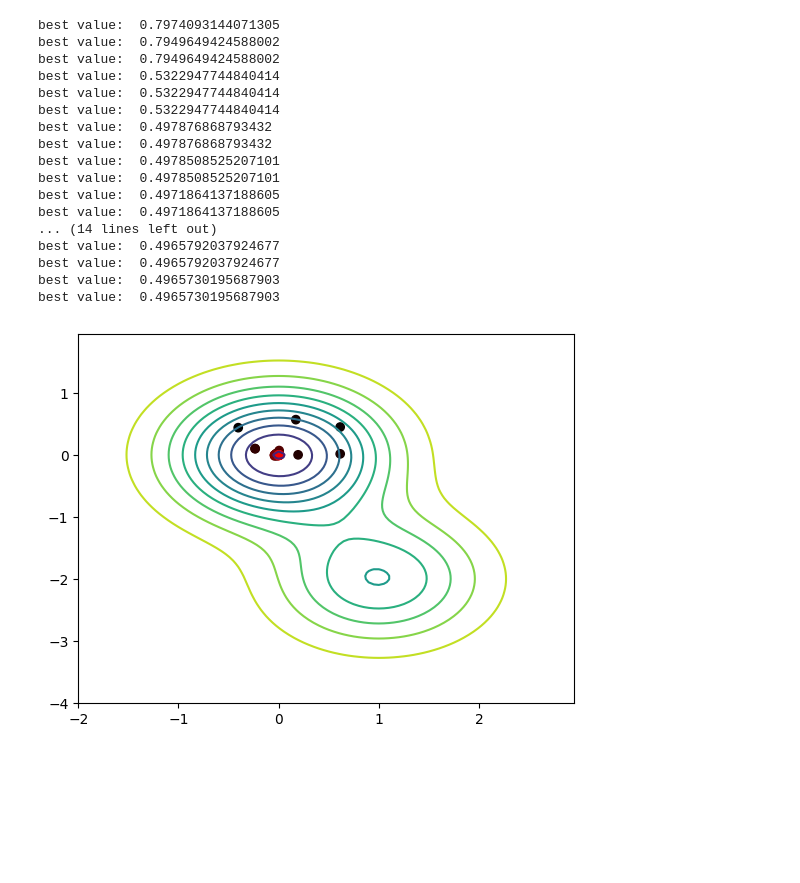
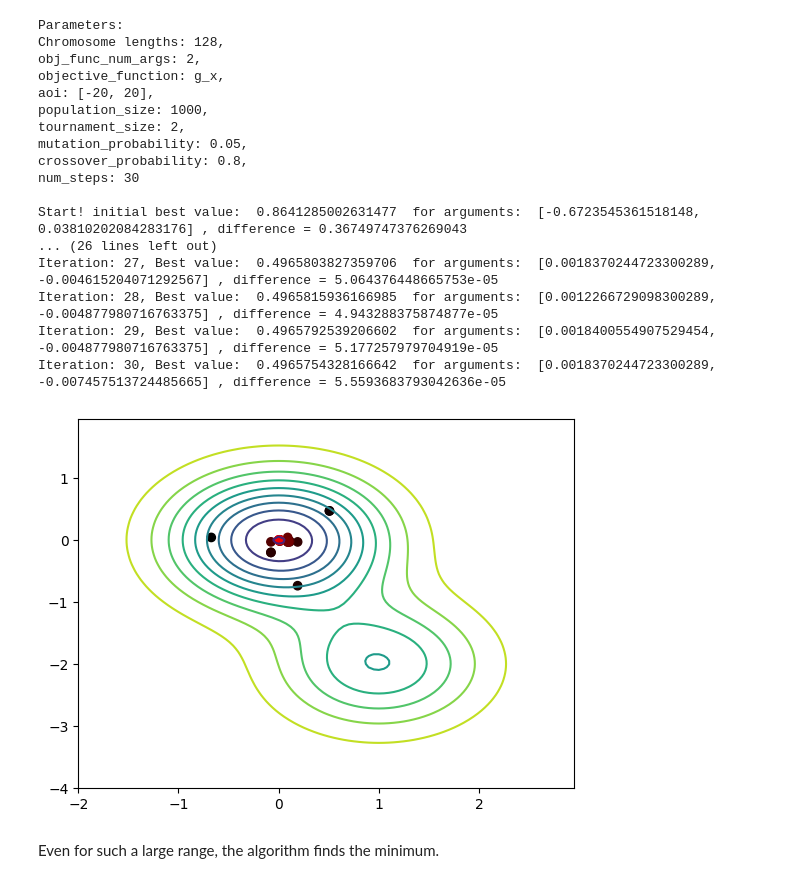
Before and after one commit to gwardasz/wsi-lab, a Jupyter notebook: zadanie_2.ipynb, the cells around one changed output. Saved outputs shown, nothing was run; the diff lists cells and outputs as text; code cells hidden in the pictures; blank space fills up the shorter version.

```diff
--- a/zadanie_2.ipynb
+++ b/zadanie_2.ipynb
@@ -80,7 +74,7 @@ chromosome_test(10, np.array([0,0,0,0,0,1,1,1,1,1]))
 # %%
 class GeneticAlgorithm:
   def __init__(self, chromosome_length, obj_func_num_args, objective_function, aoi, population_size=1000,
-               tournament_size=2, mutation_probability=0.05, crossover_probability=0.8, num_steps=30):
+               tournament_size=2, mutation_probability=0.05, crossover_probability=0.8, num_steps=30, show_parameters = True, given_minimal_value=None):
     assert chromosome_length % obj_func_num_args == 0, "Number of bits for each argument should be equal"
     self.chromosome_lengths = chromosome_length
     self.obj_func_num_args = obj_func_num_args
@@ -92,17 +86,29 @@ class GeneticAlgorithm:
     self.crossover_probability = crossover_probability
     self.num_steps = num_steps
     self.population_size = population_size
+    self.given_minimal_value = given_minimal_value
+
+    if (show_parameters):
+      print(f"Parameters:\n"
+      f"Chromosome lengths: {self.chromosome_lengths},\n"
+      f"obj_func_num_args: {self.obj_func_num_args},\n"
+      f"objective_function: {objective_function.__name__},\n"
+      f"aoi: {self.aoi},\n"
+      f"population_size: {self.population_size},\n"
+      f"tournament_size: {self.tournament_size},\n"
+      f"mutation_probability: {self.mutation_probability},\n"
+      f"crossover_probability: {self.crossover_probability},\n"
+      f"num_steps: {self.num_steps}\n")
 
   def obtain_fun_args(self, chromosome:Chromosome) -> [float]:
     args = [chromosome.decode(0 + i* self.bits_per_arg, (1+i)* self.bits_per_arg, self.aoi) for i in range(self.obj_func_num_args)]
     if debug:
       print("Arguments", *args)
     return args
+
   def eval_objective_func(self, chromosome):
     args = self.obtain_fun_args(chromosome)
     return self.objective_function(*args)
-
-    pass
 
   def tournament_selection(self, parents) -> [Chromosome]:
     assert self.population_size % 2 == 0, "Population has to be even"
@@ -115,23 +121,24 @@ class GeneticAlgorithm:
   def reproduce(self, parents) -> [Chromosome]:
     return self.tournament_selection(parents)
 
-  def plot_func(self, trace):
-    X = np.arange(-2, 3, 0.05)
-    Y = np.arange(-4, 2, 0.05)
+  def plot_func(self, trace, range_x = [-2,3], range_y = [-4,2], precision=0.05):
+    X = np.arange(*range_x,precision)
+    Y = np.arange(*range_y, precision)
     X, Y = np.meshgrid(X, Y)
-    Z = 1.5 - np.exp(-X ** (2) - Y ** (2)) - 0.5 * np.exp(-(X - 1) ** (2) - (Y + 2) ** (2))
+    Z = self.objective_function(X,Y)
     plt.figure()
     plt.contour(X, Y, Z, 10)
     cmaps = [[ii / len(trace), 0, 0] for ii in range(len(trace))]
     plt.scatter([x[0] for x in trace], [x[1] for x in trace], c=cmaps)
     plt.show()
 
-  def run(self):
+  def run(self,plot=True, **kwargs):
     trace = []
     population = [Chromosome(self.chromosome_lengths) for _ in range(self.population_size)]
     best_chromosome, best_value, best_args = self.best_of(population)
     trace.append(best_args)
-    for _ in range(self.num_steps):
+    print("Start! initial best value: ", best_value," for arguments: ", best_args, ", difference =", abs(self.given_minimal_value-best_value))
+    for iteration in range(self.num_steps):
       # reproduction
       selected_parents = self.reproduce(population)
       new_generation = []
@@ -149,11 +156,14 @@ class GeneticAlgorithm:
 
       best_of_generation, best_gen_value, best_gen_args = self.best_of(new_generation)
       trace.append(best_gen_args)
+      print(f"Iteration: {iteration+1}, Best value: ", best_gen_value," for arguments: ", best_gen_args, ", difference =", abs(self.given_minimal_value-best_gen_value))
       if best_gen_value < best_value:
         best_chromosome, best_value, best_args = best_of_generation, best_gen_value, best_gen_args
-      print("best value: ", best_value)
+        #print(f"Iteration: {iteration+1}, Best value: ", best_value, ", difference =", abs(g_x(0,0)-best_value))
       population = new_generation
-    self.plot_func(trace)
+    if plot:
+      if not kwargs: self.plot_func(trace)
+      else: self.plot_func(trace, kwargs['range_x'],kwargs['range_y'], kwargs['precision'])
 
   def best_of(self, chromosomes) -> (Chromosome, float, [float]):
     fitnesses = [self.eval_objective_func(chr) for chr in chromosomes]
@@ -167,23 +311,24 @@ class GeneticAlgorithm:
 # %%
-
-ga = GeneticAlgorithm(32,2, g_x, [-20,20])
+ga = GeneticAlgorithm(128,2, g_x, [-20,20], given_minimal_value = g_x(0,0))
 ga.run()
 # %% [output]
-best value:  0.7974093144071305
-best value:  0.7949649424588002
-best value:  0.7949649424588002
-best value:  0.5322947744840414
-best value:  0.5322947744840414
-best value:  0.5322947744840414
-best value:  0.497876868793432
-best value:  0.497876868793432
-best value:  0.4978508525207101
-best value:  0.4978508525207101
-best value:  0.4971864137188605
-best value:  0.4971864137188605
-... (14 lines left out)
-best value:  0.4965792037924677
-best value:  0.4965792037924677
-best value:  0.4965730195687903
-best value:  0.4965730195687903
+Parameters:
+Chromosome lengths: 128,
+obj_func_num_args: 2,
+objective_function: g_x,
+aoi: [-20, 20],
+population_size: 1000,
+tournament_size: 2,
+mutation_probability: 0.05,
+crossover_probability: 0.8,
+num_steps: 30
+
+Start! initial best value:  0.8641285002631477  for arguments:  [-0.6723545361518148, 0.03810202084283176] , difference = 0.36749747376269043
+... (26 lines left out)
+Iteration: 27, Best value:  0.4965803827359706  for arguments:  [0.0018370244723300289, -0.004615204071292567] , difference = 5.064376448665753e-05
+Iteration: 28, Best value:  0.4965815936166985  for arguments:  [0.0012266729098300289, -0.004877980716763375] , difference = 4.943288375874877e-05
+Iteration: 29, Best value:  0.4965792539206602  for arguments:  [0.0018400554907529454, -0.004877980716763375] , difference = 5.177257979704919e-05
+Iteration: 30, Best value:  0.4965754328166642  for arguments:  [0.0018370244723300289, -0.007457513724485665] , difference = 5.5593683793042636e-05
-[figure, old version]
+[figure, new version]
+# %% [markdown]
+Even for such a large range, the algorithm finds the minimum.
```
Also changed, not shown: parts of 20 cells of this notebook.
